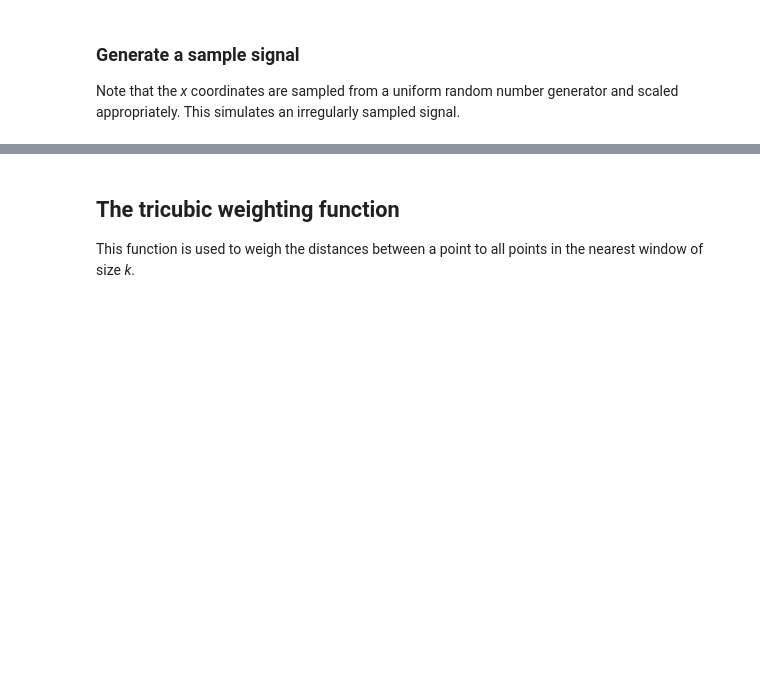
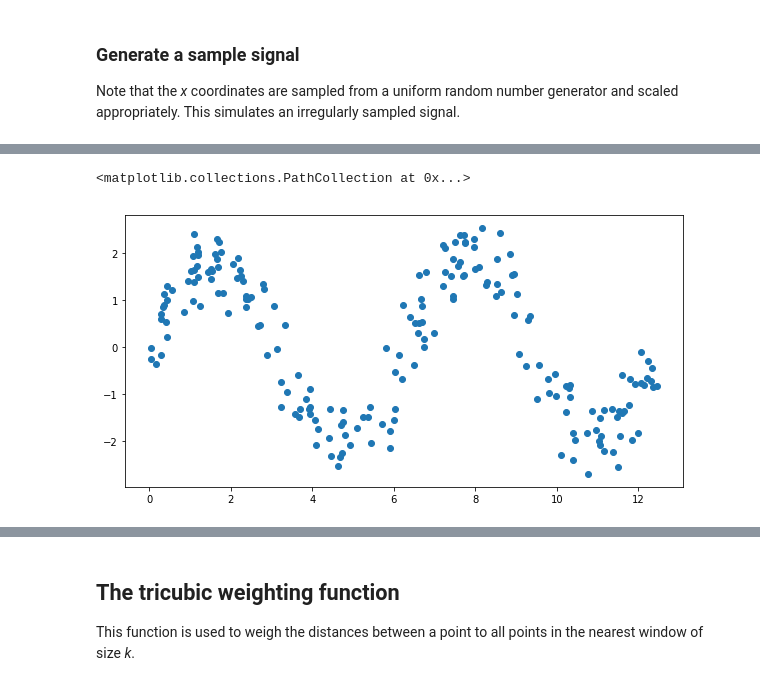
Before and after one commit to joaofig/pyloess, a Jupyter notebook: loess-nist.ipynb, the cells around one changed output, grey strips where cells are left out. Saved outputs shown, nothing was run; the diff lists cells and outputs as text; code cells hidden in the pictures; blank space fills up the shorter version.

```diff
--- a/loess-nist.ipynb
+++ b/loess-nist.ipynb
@@ -23,3 +27,8 @@ y_noise = y_signal + np.random.normal(0,0.5,x_noise.shape[0])
+# %%
+plt.scatter(x_noise, y_noise)
+# %% [output]
+<matplotlib.collections.PathCollection at 0x...>
+[figure, added]
 # %%
 plt.scatter(x_noise, y_noise)
 plt.plot(x_noise, y_signal, "r")
```
Also changed, not shown: parts of 7 cells of this notebook, 1 other file.
